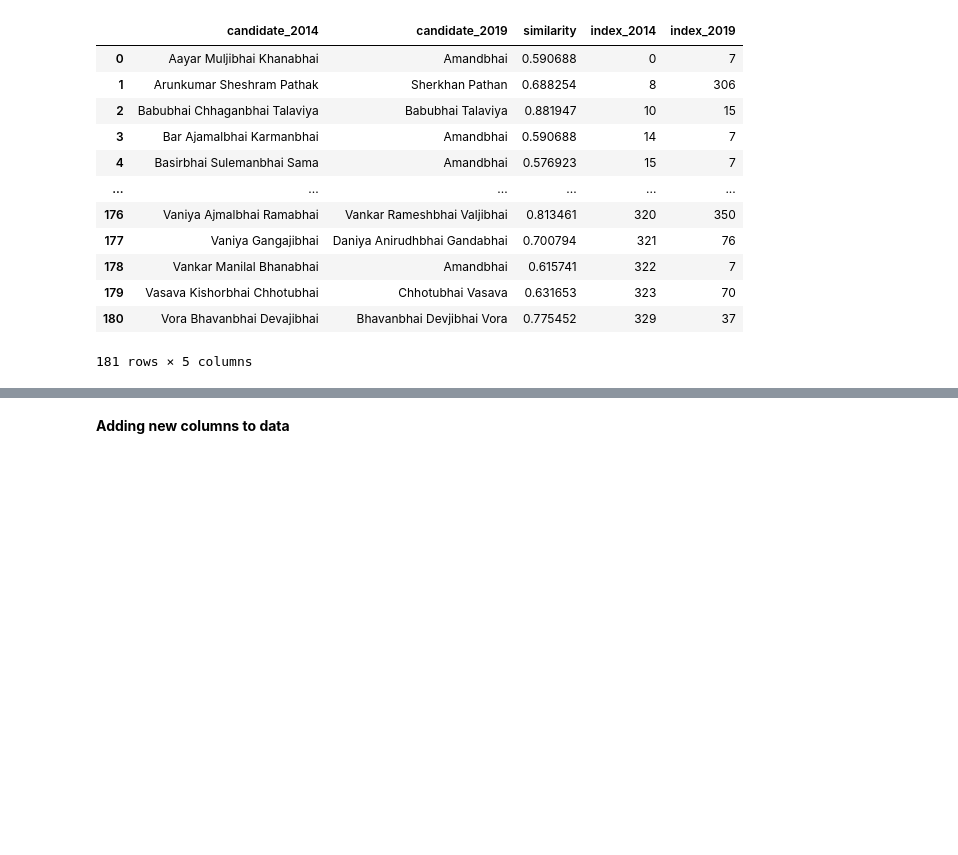
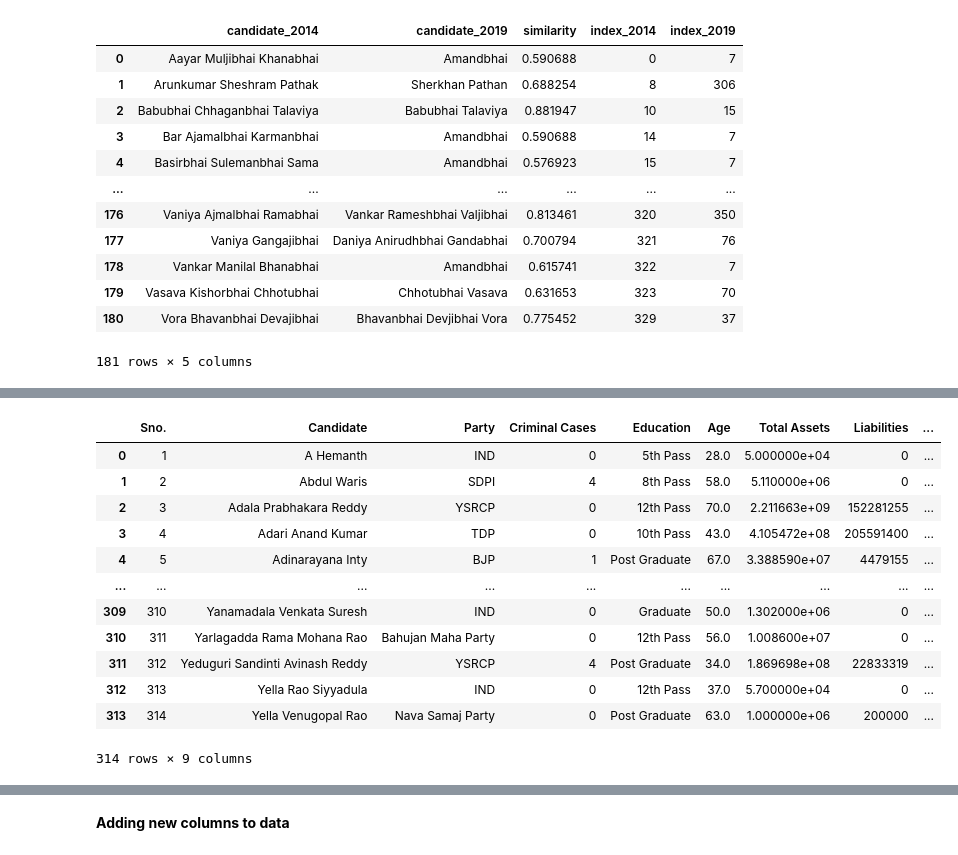
Before and after one commit to iitm-da25b007/MPs-assets, a Jupyter notebook: tomatch.ipynb, the cells around one changed output, grey strips where cells are left out. Saved outputs shown, nothing was run; the diff lists cells and outputs as text; code cells hidden in the pictures; blank space fills up the shorter version.

```diff
--- a/tomatch.ipynb
+++ b/tomatch.ipynb
@@ -574,0 +616,30 @@ matching_gujarat_14_19
+# %%
+matching_andhra_14_19 = match_repeat_candidates(
+    andhra_14,
+    andhra_19,
+    threshold=0.70
+)
+
+# Initially mark everyone as not recontesting
+andhra_19["recontesting"] = False
+
+# Get the indices of candidates matched from 2014
+matched_indices = matching_andhra_14_19["index_2019"].unique()
+
+# Mark matched candidates as recontesting
+andhra_19.loc[matched_indices, "recontesting"] = True
+andhra_19
+# %% [output]
+|  | Sno. | Candidate | Party | Criminal Cases | Education | Age | Total Assets | Liabilities | ... |
+| 0 | 1 | A Hemanth | IND | 0 | 5th Pass | 28.0 | 5.000000e+04 | 0 | ... |
+| 1 | 2 | Abdul Waris | SDPI | 4 | 8th Pass | 58.0 | 5.110000e+06 | 0 | ... |
+| 2 | 3 | Adala Prabhakara Reddy | YSRCP | 0 | 12th Pass | 70.0 | 2.211663e+09 | 152281255 | ... |
+| 3 | 4 | Adari Anand Kumar | TDP | 0 | 10th Pass | 43.0 | 4.105472e+08 | 205591400 | ... |
+| 4 | 5 | Adinarayana Inty | BJP | 1 | Post Graduate | 67.0 | 3.388590e+07 | 4479155 | ... |
+| ... | ... | ... | ... | ... | ... | ... | ... | ... | ... |
+| 309 | 310 | Yanamadala Venkata Suresh | IND | 0 | Graduate | 50.0 | 1.302000e+06 | 0 | ... |
+| 310 | 311 | Yarlagadda Rama Mohana Rao | Bahujan Maha Party | 0 | 12th Pass | 56.0 | 1.008600e+07 | 0 | ... |
+| 311 | 312 | Yeduguri Sandinti Avinash Reddy | YSRCP | 4 | Post Graduate | 34.0 | 1.869698e+08 | 22833319 | ... |
+| 312 | 313 | Yella Rao Siyyadula | IND | 0 | 12th Pass | 37.0 | 5.700000e+04 | 0 | ... |
+| 313 | 314 | Yella Venugopal Rao | Nava Samaj Party | 0 | Post Graduate | 63.0 | 1.000000e+06 | 200000 | ... |
+314 rows × 9 columns
```
Also changed, not shown: parts of 7 cells of this notebook.
